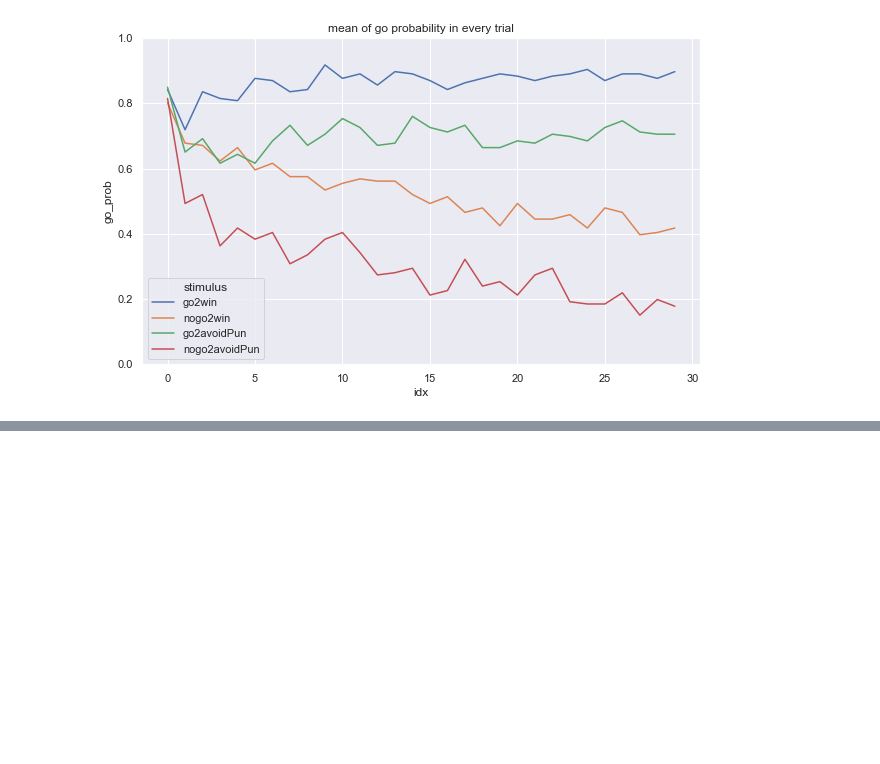
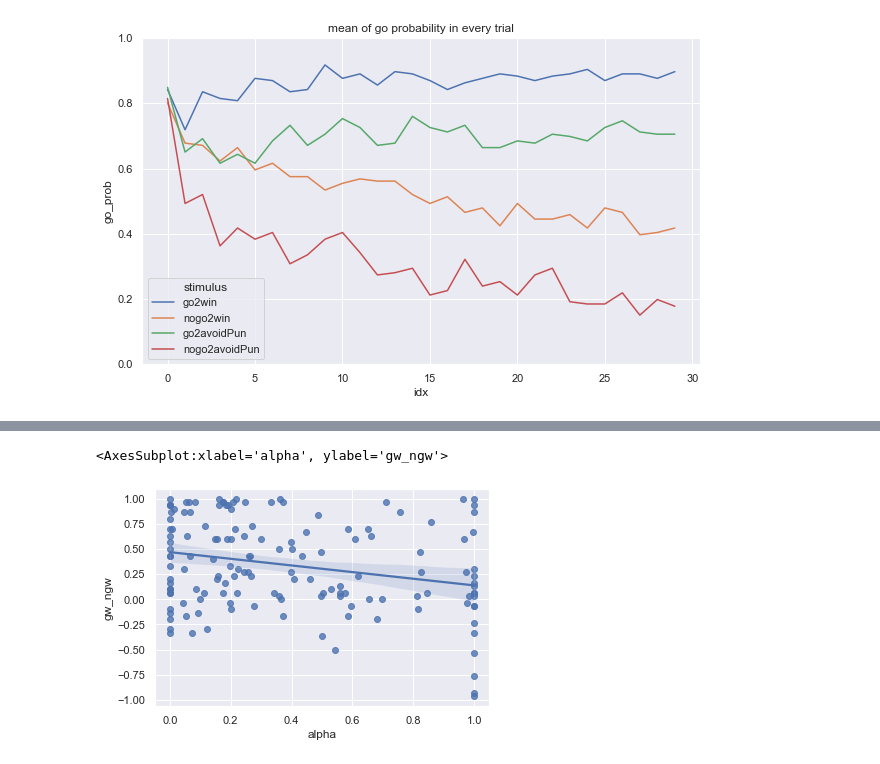
Before and after one commit to Sepsad/Interindividual-differences-in-Learning-to-Act-or-Avoid, a Jupyter notebook: First_session.ipynb, the cells around one changed output, grey strips where cells are left out. Cells and saved outputs as stored; diff of their text form; code cells hidden in the pictures; blank space fills up the shorter version.

```diff
--- a/First_session.ipynb
+++ b/First_session.ipynb
@@ -256,0 +324,5 @@ from sys import path
+# %%
+sns.regplot(x=(mr_perf['alpha']), y=mr_perf['gw_ngw'])
+# %% [output]
+<AxesSubplot:xlabel='alpha', ylabel='gw_ngw'>
+[figure, added]
```
Also changed, not shown: parts of 15 cells of this notebook.
